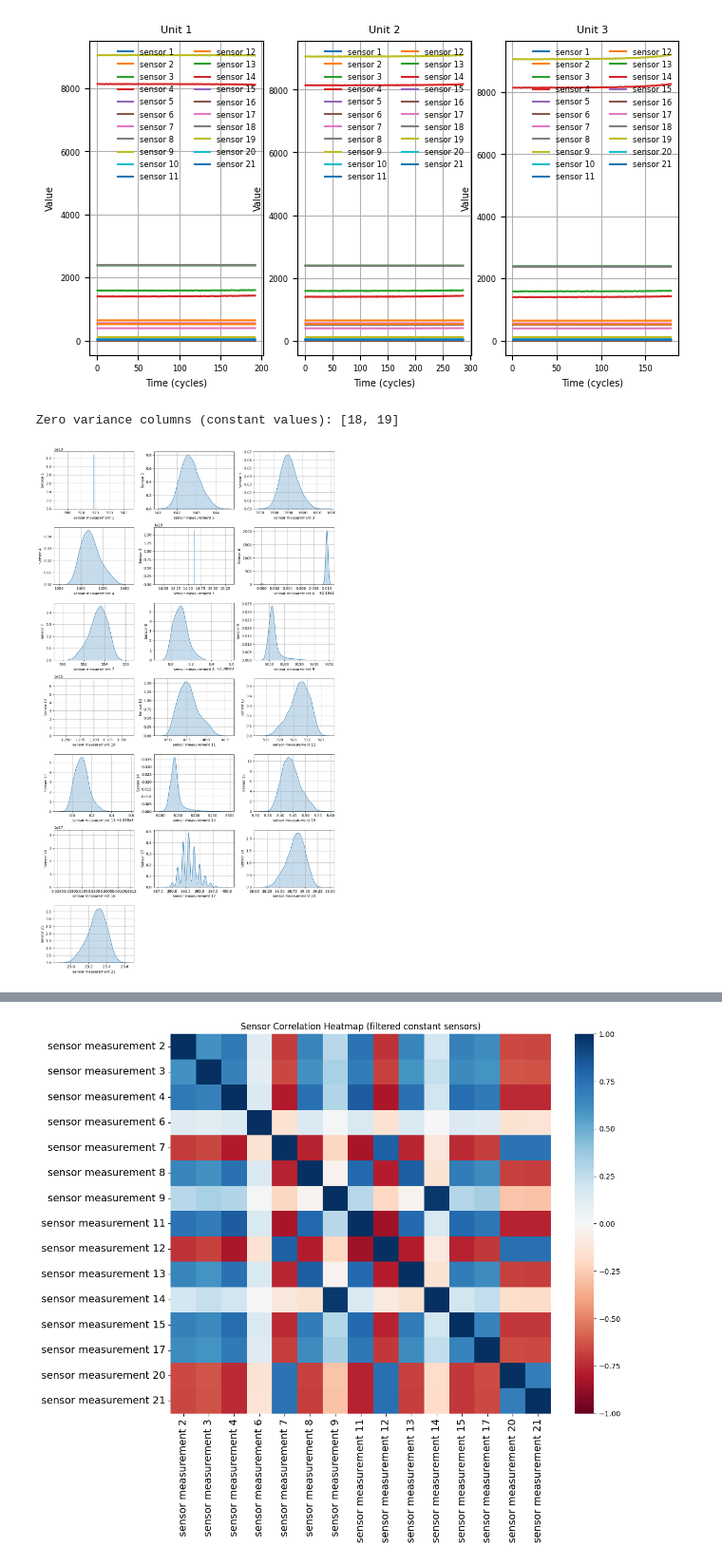
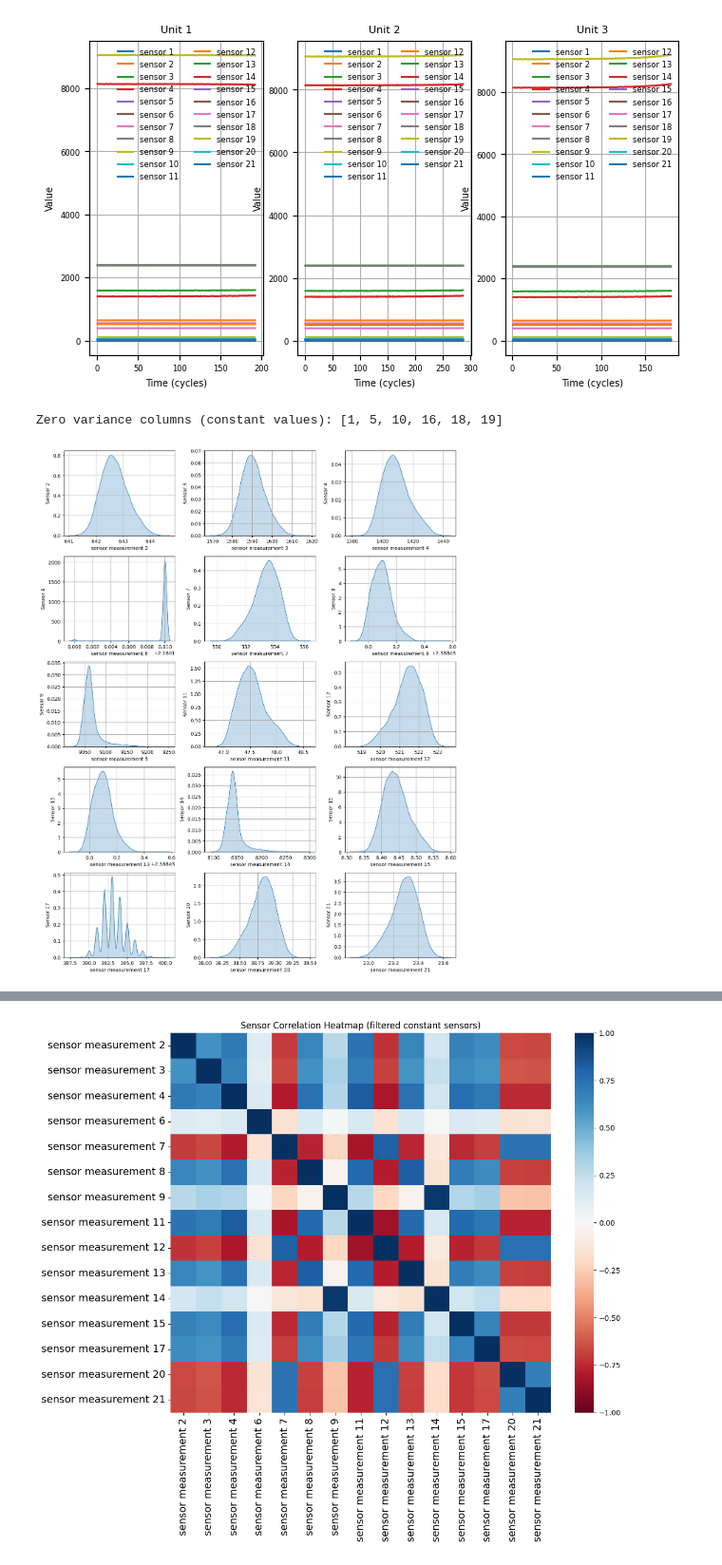
Before and after one commit to Vondras1/TurbofanEngine, a Jupyter notebook: project.ipynb, the cells around one changed output, grey strips where cells are left out. Shown at 95% size. Saved outputs shown, nothing was run; the diff lists cells and outputs as text; code cells hidden in the pictures.

```diff
--- a/project.ipynb
+++ b/project.ipynb
@@ -184,38 +184,38 @@ sensor_cols = [col for col in data.columns if "sensor measurement" in col]
 valid_cols = []
 filtered_cols = []
 for i, col in enumerate(sensor_cols):
-    if data[col].var() > 0:
+    if data[col].var() > 1e-8:
         valid_cols.append((i, col))
     else:
         filtered_cols.append(i+1)
 
 print("Zero variance columns (constant values):", filtered_cols)
 
 n = len(valid_cols)
 cols = 3
 rows = math.ceil(n / cols) if n > 0 else 1
 
 fig, axes = plt.subplots(rows, cols, figsize=(cols * 4, rows * 3), sharex=False, sharey=False)
 
 # Ensure 2D array of axes and flatten for easy iteration
 axes = np.atleast_2d(axes)
 axes_flat = axes.ravel()
 
 # Plot density only for valid sensors
 for ax, (i, col) in zip(axes_flat, valid_cols):
     sns.kdeplot(data[col], ax=ax, fill=True)
     ax.set_ylabel(f"Sensor {i+1}")
     ax.grid(True)
 
 # Hide any unused subplots
 for ax in axes_flat[n:]:
     ax.set_visible(False)
 
 plt.tight_layout()
 plt.show()
 # %% [output]
-Zero variance columns (constant values): [18, 19]
+Zero variance columns (constant values): [1, 5, 10, 16, 18, 19]
-[figure, old version]
+[figure, new version]
 # %%
 # Normalize columns
 def normalize_sensor_columns(df):
```
Also changed, not shown: parts of 8 cells of this notebook.
